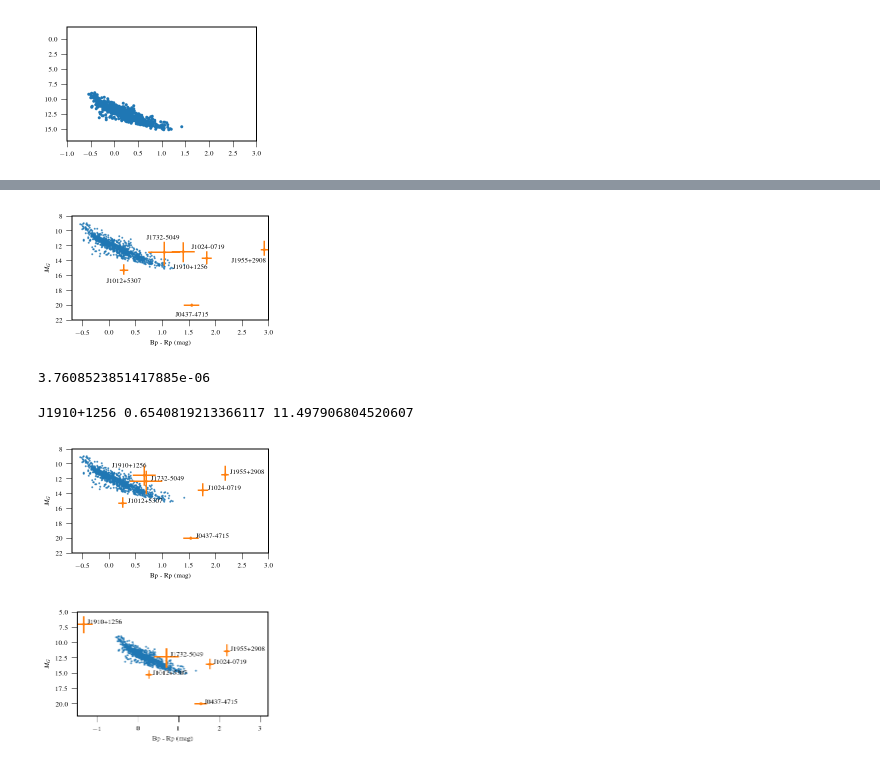
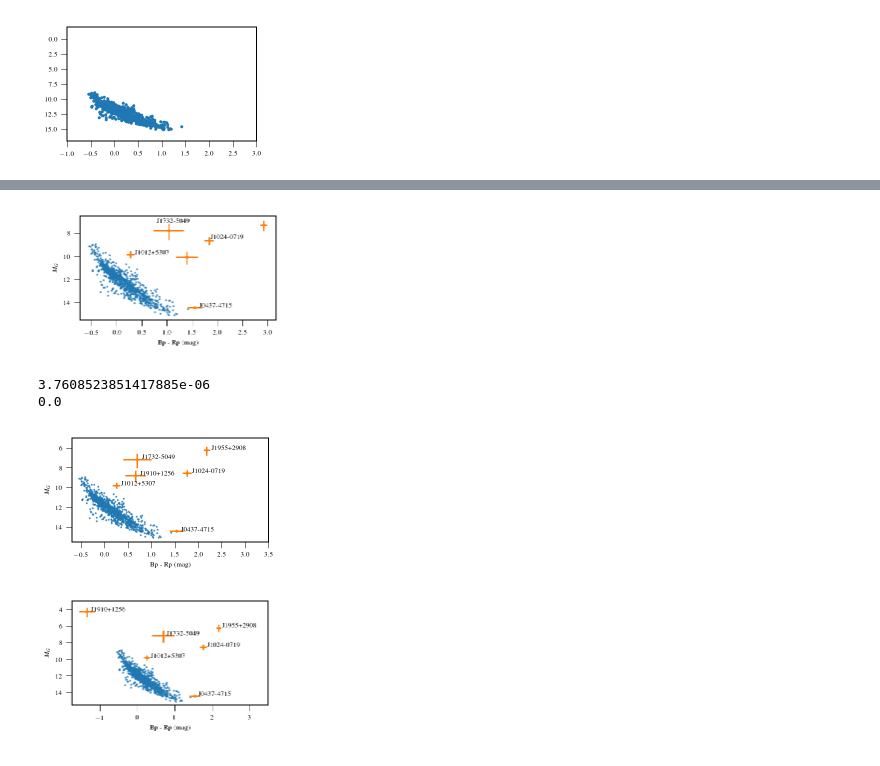
Before and after one commit to ChiaraMingarelli/gaia_pulsars, a Jupyter notebook: codes/hrd_figure.ipynb, the cells around one changed output, grey strips where cells are left out. Saved outputs shown, nothing was run; the diff lists cells and outputs as text; code cells hidden in the pictures.

Commit message:
updated distances

```diff
--- a/codes/hrd_figure.ipynb
+++ b/codes/hrd_figure.ipynb
@@ -106,10 +157,8 @@ pulsar_data = unique(pulsar_data, keys='names') # drop less-good duplicate match
 # %%
 names_keep = ['J0437-4715', 'J1012+5307', 'J1024-0719', 'J1732-5049', 'J1910+1256', 'J1955+2908']
 pulsar_data = pulsar_data[np.isin(pulsar_data['names'], names_keep)] # keep only the sources we wrote about
-# %%
-pulsar_data['mg'] = pulsar_data['phot_g_mean_mag'] \
-                    - 5.*np.log10(pulsar_data['r_est']/1.e3) - 5.
-pulsar_data['mg_lo'] = pulsar_data['phot_g_mean_mag'] \
-                    - 5.*np.log10(pulsar_data['r_hi']/1.e3) - 5.
-pulsar_data['mg_hi'] = pulsar_data['phot_g_mean_mag'] \
-                    - 5.*np.log10(pulsar_data['r_lo']/1.e3) - 5.
+# %%
+distance =      Column([156.7,  907, 1272, 4220, 1162, 1896], name='distance')
+distance_low =  Column([156.5,  777, 1072, 2854,  862, 1496], name='distance_low')
+distance_high = Column([156.9, 1037, 1472, 5586, 1462, 2269], name='distance_high')
+pulsar_data.add_columns([distance, distance_low, distance_high])
@@ -116,4 +174,8 @@ pulsar_data['mg_hi'] = pulsar_data['phot_g_mean_mag'] \
 # %%
+pulsar_data['mg'] = pulsar_data['phot_g_mean_mag']*u.mag - coord.Distance(pulsar_data['distance']*u.pc).distmod
+pulsar_data['mg_lo'] = pulsar_data['phot_g_mean_mag']*u.mag - coord.Distance(pulsar_data['distance_high']*u.pc).distmod
+pulsar_data['mg_hi'] = pulsar_data['phot_g_mean_mag']*u.mag - coord.Distance(pulsar_data['distance_low']*u.pc).distmod
 mg_err = np.vstack((np.abs(pulsar_data['mg_lo'] - pulsar_data['mg']),
                     np.abs(pulsar_data['mg_hi'] - pulsar_data['mg'])))
-color_err = np.sqrt((2.5 / np.log(10)*pulsar_data['phot_bp_mean_flux_error']/pulsar_data['phot_bp_mean_flux'])**2 + (2.5 / np.log(10)*pulsar_data['phot_rp_mean_flux_error']/pulsar_data['phot_rp_mean_flux'])**2)
+color_err = np.sqrt((2.5 / np.log(10)*pulsar_data['phot_bp_mean_flux_error']/pulsar_data['phot_bp_mean_flux'])**2 +
+                    (2.5 / np.log(10)*pulsar_data['phot_rp_mean_flux_error']/pulsar_data['phot_rp_mean_flux'])**2)
@@ -122,25 +193,27 @@ import matplotlib.patheffects as path_effects
 # %%
 fig, ax1 = plt.subplots()
 ax1.scatter(data['bp_rp'], data['mg'], color='C0', alpha=0.7, s=1)
 ax1.errorbar(pulsar_data['bp_rp'], pulsar_data['mg'], yerr=mg_err, xerr=color_err, color='C1', fmt='o')
-ax1.set_xlim([-.7,3])
-ax1.set_ylim([22,8])
+#ax1.set_xlim([-.7,3])
+#ax1.set_ylim([22,8])
+ax1.invert_yaxis()
 ax1.set_xlabel('Bp - Rp (mag)')
 ax1.set_ylabel('$M_G$')
-#for ii in range(6):
-#    ax1.annotate(pulsar_data['names'][ii], (data['bp_rp'][ii], data['mg'][ii]), color = 'black')
-ax1.annotate(pulsar_data['names'][0], (1.25, 21.5), color = 'black')
-ax1.annotate(pulsar_data['names'][1], (-.05, 17), color = 'black')
-ax1.annotate(pulsar_data['names'][2], (1.55,12.5), color = 'black')
-ax1.text(0.7, 11.2, pulsar_data['names'][3], color = 'black', weight = 'heavy')
-#text.set_path_effects([path_effects.Stroke(linewidth=1.5, foreground='white'),
-#                       path_effects.Normal()])
-ax1.annotate(pulsar_data['names'][4], (1.2,15.2), color = 'black')
-ax1.annotate(pulsar_data['names'][5], (2.3, 14.3), color = 'black')
+bprp = pulsar_data['bp_rp'] - bestAbp + bestArp
+absG = pulsar_data['mg'] - best
+for i in range(6):
+    ax1.annotate(pulsar_data['names'][i], (bprp[i]+0.1, absG[i]), color = 'black')
+
+#ax1.annotate(pulsar_data['names'][0], (1.25, 21.5), color = 'black')
+#ax1.annotate(pulsar_data['names'][1], (-.05, 17), color = 'black')
+#ax1.annotate(pulsar_data['names'][2], (1.55,12.5), color = 'black')
+#ax1.text(0.7, 11.2, pulsar_data['names'][3], color = 'black', weight = 'heavy')
+#ax1.annotate(pulsar_data['names'][4], (1.2,15.2), color = 'black')
+#ax1.annotate(pulsar_data['names'][5], (2.3, 14.3), color = 'black')
 
 
 
 plt.tight_layout()
 plt.savefig("../figures/hrd_wLabels.pdf")
 # %% [output]
-[figure, old version]
+[figure, new version]
@@ -205,9 +220,10 @@ def getDust(G, bp, rp, ebv, maxnit=100):
 # %%
 sfd, bayesMid = dust(pulsar_data['ra'], pulsar_data['dec'], pulsar_data['distance'])
-sfdAG, sfdAbp, sfdArp = getDust(pulsar_data['phot_g_mean_mag'], pulsar_data['phot_bp_mean_mag'], pular_data['phot_rp_mean_mag'], sfd)
+sfdAG, sfdAbp, sfdArp = getDust(pulsar_data['phot_g_mean_mag'], pulsar_data['phot_bp_mean_mag'], pulsar_data['phot_rp_mean_mag'], sfd)
 bayesAG, bayesAbp, bayesArp = getDust(pulsar_data['phot_g_mean_mag'], pulsar_data['phot_bp_mean_mag'], pulsar_data['phot_rp_mean_mag'], bayesMid[0])
 # %% [output]
 3.7608523851417885e-06
+0.0
 # %%
 bestAG = bayesAG
 bestAG[np.isnan(bestAG)] = sfdAG[np.isnan(bestAG)]
@@ -220,25 +236,20 @@ bprp = pulsar_data['bp_rp'] - bestAbp + bestArp
 absG = pulsar_data['mg'] - bestAG
 ax1.scatter(data['bp_rp'], data['mg'], color='C0', alpha=0.7, s=1)
 ax1.errorbar(pulsar_data['bp_rp'] - bestAbp + bestArp, pulsar_data['mg'] - bestAG, yerr=mg_err, xerr=color_err, color='C1', fmt='o')
-ax1.set_xlim([-.7,3])
-ax1.set_ylim([22,8])
+ax1.set_xlim([-.7,3.5])
+ax1.set_ylim([15.5,5])
 #ax1.invert_yaxis()
 ax1.set_xlabel('Bp - Rp (mag)')
 ax1.set_ylabel('$M_G$')
 #for ii in range(6):
 #    ax1.annotate(pulsar_data['names'][ii], (data['bp_rp'][ii], data['mg'][ii]), color = 'black')
 for i in range(6):
-    if pulsar_data['names'][i] == 'J1910+1256':
-        print(pulsar_data['names'][i], bprp[i], absG[i])
-        ax1.annotate(pulsar_data['names'][i], (bprp[i]-0.6, absG[i]-1), color = 'black')
-    else:
-        ax1.annotate(pulsar_data['names'][i], (bprp[i]+0.1, absG[i]), color = 'black')
+    ax1.annotate(pulsar_data['names'][i], (bprp[i]+0.1, absG[i]), color = 'black')
 
 plt.tight_layout()
 plt.savefig("../figures/hrd_wLabels_wDust.pdf")
 # %% [output]
-J1910+1256 0.6540819213366117 11.497906804520607
-[figure, old version]
+[figure, new version]
 # %%
 bestAG = sfdAG
 bestAG[np.isnan(bestAG)] = bayesAG[np.isnan(bestAG)]
@@ -251,26 +262,14 @@ bprp = pulsar_data['bp_rp'] - bestAbp + bestArp
 absG = pulsar_data['mg'] - bestAG
 ax1.scatter(data['bp_rp'], data['mg'], color='C0', alpha=0.7, s=1)
 ax1.errorbar(bprp, absG, yerr=mg_err, xerr=color_err,color='C1', fmt='o')
-ax1.set_xlim([-1.5,3.2])
-ax1.set_ylim([22,5])
+ax1.set_xlim([-1.75,3.5])
+ax1.set_ylim([15.5,3])
 #ax1.invert_yaxis()
 ax1.set_xlabel('Bp - Rp (mag)')
 ax1.set_ylabel('$M_G$')
-#for ii in range(6):
-#    ax1.annotate(pulsar_data['names'][ii], (data['bp_rp'][ii], data['mg'][ii]), color = 'black')
 for i in range(6):
     ax1.annotate(pulsar_data['names'][i], (bprp[i]+0.1, absG[i]), color = 'black')
-#ax1.annotate(pulsar_data['names'][1], (-.05, 17), color = 'black')
-#ax1.annotate(pulsar_data['names'][2], (1.55,12.5), color = 'black')
-#ax1.text(0.7, 11.2, pulsar_data['names'][3], color = 'black', weight = 'heavy')
-#text.set_path_effects([path_effects.Stroke(linewidth=1.5, foreground='white'),
-#                       path_effects.Normal()])
-#ax1.annotate(pulsar_data['names'][4], (1.2,15.2), color = 'black')
-#ax1.annotate(pulsar_data['names'][5], (2.3, 14.3), color = 'black')
-
-
-
 plt.tight_layout()
 plt.savefig("../figures/hrd_wLabels_wDustSFD.pdf")
 # %% [output]
-[figure, old version]
+[figure, new version]
```
Also changed, not shown: parts of 9 cells of this notebook, 3 other files.
